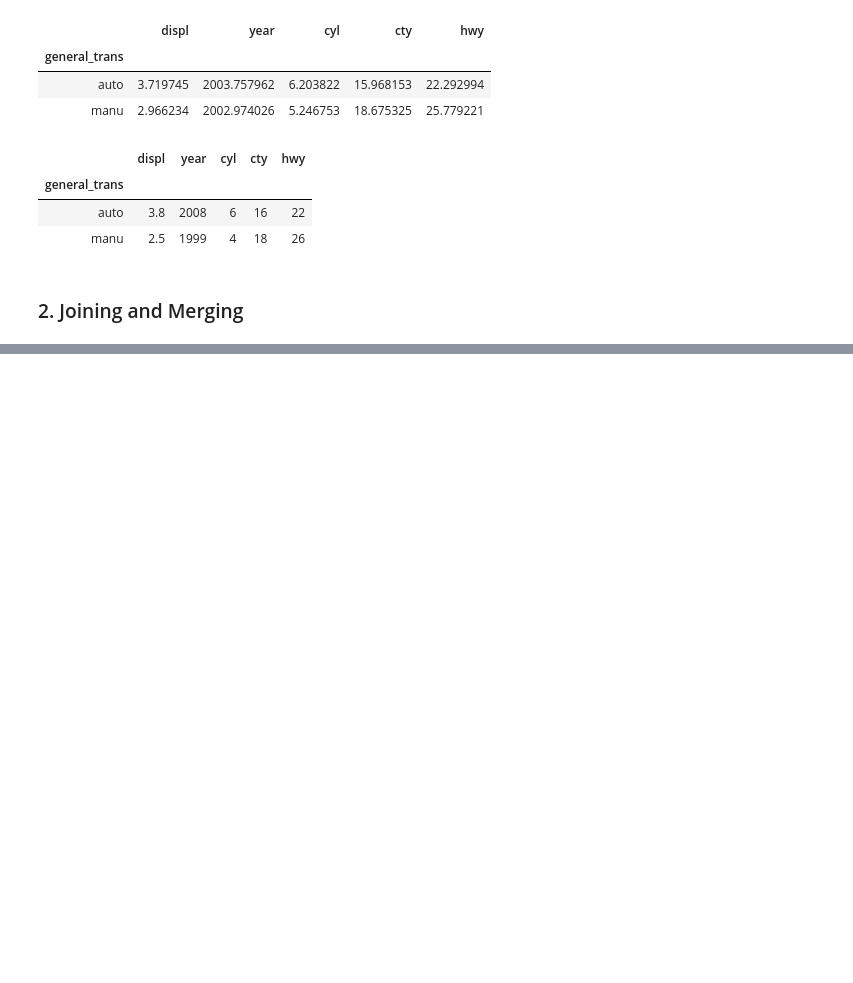
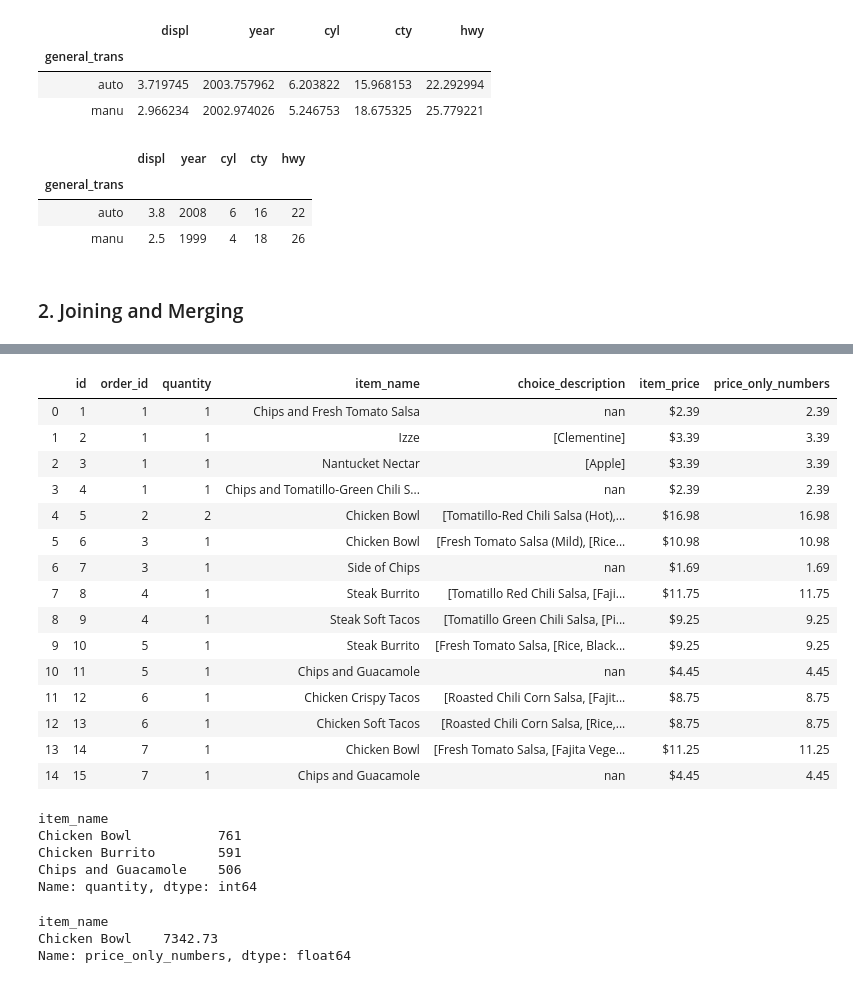
Before and after one commit to aleclhartman/python-exercises, a Jupyter notebook: 4.8.4.4_advanced_dataframes.ipynb, the cells around one changed output, grey strips where cells are left out. Saved outputs shown, nothing was run; the diff lists cells and outputs as text; code cells hidden in the pictures; blank space fills up the shorter version.

```diff
--- a/4.8.4.4_advanced_dataframes.ipynb
+++ b/4.8.4.4_advanced_dataframes.ipynb
@@ -96,0 +462,5 @@ mpg.groupby("general_trans").median()
+# %%
+chipotle_url = get_db_url(user, host, password, "chipotle")
+# %%
+chipotle = pd.read_sql("SELECT * FROM orders", chipotle_url)
+chipotle.head(10)
@@ -96,0 +496,3 @@ mpg.groupby("general_trans").median()
+# %%
+chipotle["price_only_numbers"] = chipotle["item_price"].str.replace("$", "").str.replace(",", "").astype("float")
+chipotle["price_only_numbers"]
@@ -96,0 +528,35 @@ mpg.groupby("general_trans").median()
+# %%
+chipotle.head(15)
+# %% [output]
+|  | id | order_id | quantity | item_name | choice_description | item_price | price_only_numbers |
+| 0 | 1 | 1 | 1 | Chips and Fresh Tomato Salsa | nan | $2.39 | 2.39 |
+| 1 | 2 | 1 | 1 | Izze | [Clementine] | $3.39 | 3.39 |
+| 2 | 3 | 1 | 1 | Nantucket Nectar | [Apple] | $3.39 | 3.39 |
+| 3 | 4 | 1 | 1 | Chips and Tomatillo-Green Chili S... | nan | $2.39 | 2.39 |
+| 4 | 5 | 2 | 2 | Chicken Bowl | [Tomatillo-Red Chili Salsa (Hot),... | $16.98 | 16.98 |
+| 5 | 6 | 3 | 1 | Chicken Bowl | [Fresh Tomato Salsa (Mild), [Rice... | $10.98 | 10.98 |
+| 6 | 7 | 3 | 1 | Side of Chips | nan | $1.69 | 1.69 |
+| 7 | 8 | 4 | 1 | Steak Burrito | [Tomatillo Red Chili Salsa, [Faji... | $11.75 | 11.75 |
+| 8 | 9 | 4 | 1 | Steak Soft Tacos | [Tomatillo Green Chili Salsa, [Pi... | $9.25 | 9.25 |
+| 9 | 10 | 5 | 1 | Steak Burrito | [Fresh Tomato Salsa, [Rice, Black... | $9.25 | 9.25 |
+| 10 | 11 | 5 | 1 | Chips and Guacamole | nan | $4.45 | 4.45 |
+| 11 | 12 | 6 | 1 | Chicken Crispy Tacos | [Roasted Chili Corn Salsa, [Fajit... | $8.75 | 8.75 |
+| 12 | 13 | 6 | 1 | Chicken Soft Tacos | [Roasted Chili Corn Salsa, [Rice,... | $8.75 | 8.75 |
+| 13 | 14 | 7 | 1 | Chicken Bowl | [Fresh Tomato Salsa, [Fajita Vege... | $11.25 | 11.25 |
+| 14 | 15 | 7 | 1 | Chips and Guacamole | nan | $4.45 | 4.45 |
+# %%
+# What are the most popular 3 items?
+chipotle.groupby("item_name").quantity.sum().nlargest(3)
+# %% [output]
+item_name
+Chicken Bowl           761
+Chicken Burrito        591
+Chips and Guacamole    506
+Name: quantity, dtype: int64
+# %%
+# Which item has produced the most revenue?
+chipotle.groupby("item_name").price_only_numbers.sum().nlargest(1)
+# %% [output]
+item_name
+Chicken Bowl    7342.73
+Name: price_only_numbers, dtype: float64
```
Also changed, not shown: parts of 39 cells of this notebook, 1 other file.
